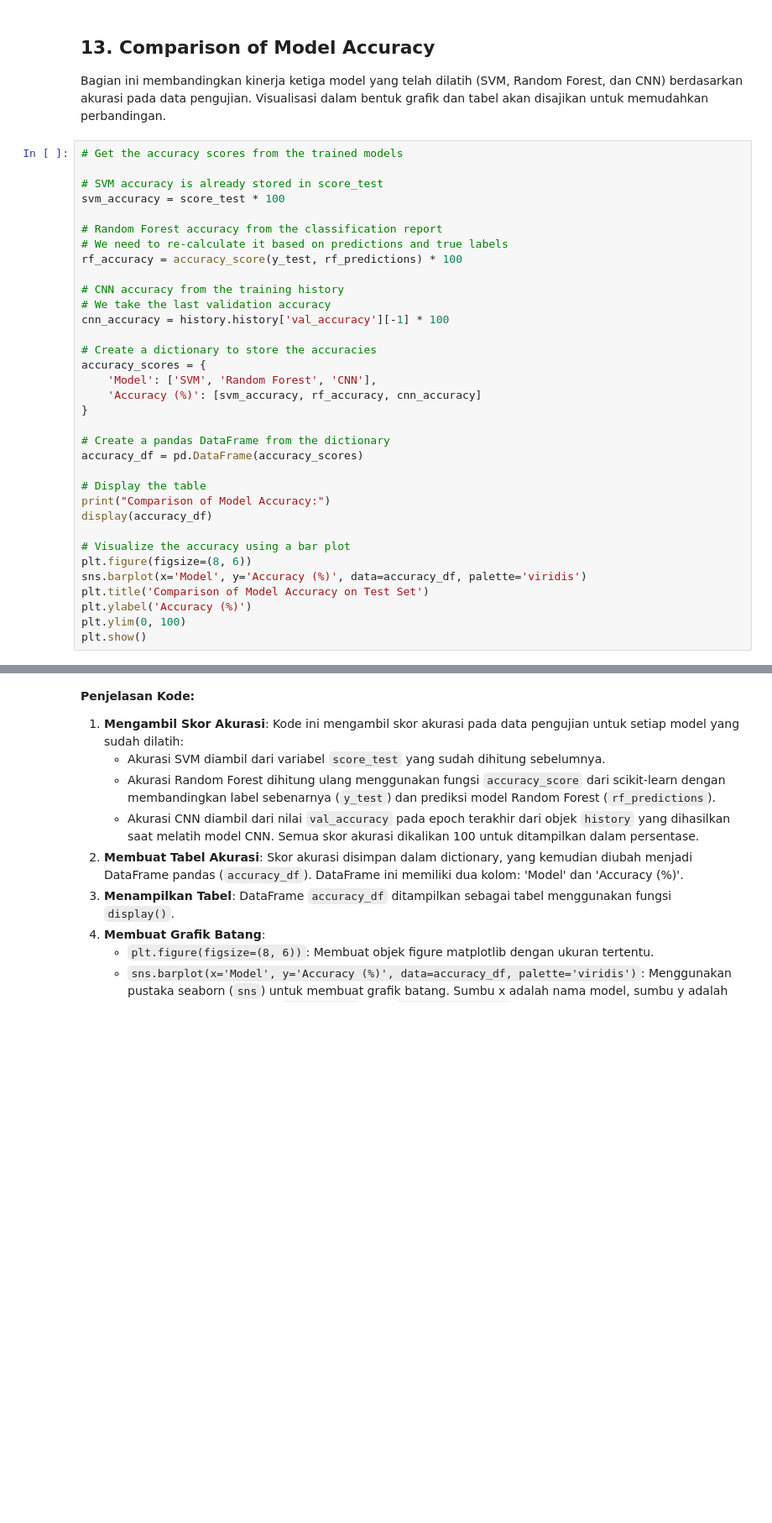
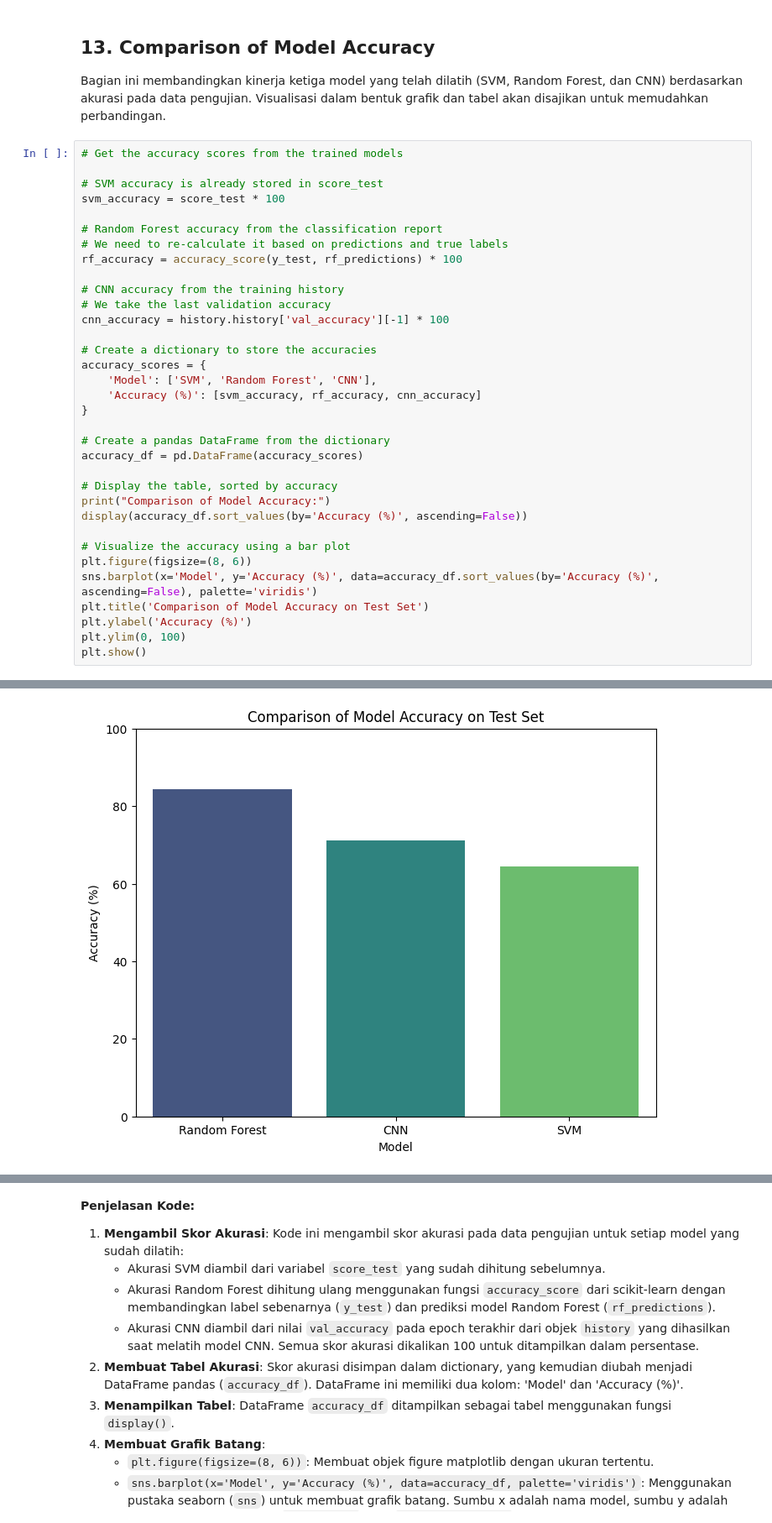
Before and after one commit to LatiefDataVisionary/deep-learning-college-task, a Jupyter notebook: tasks/src/yale_face_recognition.ipynb, the cells around one changed output, grey strips where cells are left out. Shown at 84% size. Drawn from its saved outputs; the diff is of its cells as text; blank space fills up the shorter version.

Commit message:
tambahan penejlasan di 13. Comparison of Model Accuracy

```diff
--- a/tasks/src/yale_face_recognition.ipynb
+++ b/tasks/src/yale_face_recognition.ipynb
@@ -999,14 +999,15 @@ accuracy_scores = {
 # Create a pandas DataFrame from the dictionary
 accuracy_df = pd.DataFrame(accuracy_scores)
 
-# Display the table
+# Display the table, sorted by accuracy
 print("Comparison of Model Accuracy:")
-display(accuracy_df)
+display(accuracy_df.sort_values(by='Accuracy (%)', ascending=False))
 
 # Visualize the accuracy using a bar plot
 plt.figure(figsize=(8, 6))
-sns.barplot(x='Model', y='Accuracy (%)', data=accuracy_df, palette='viridis')
+sns.barplot(x='Model', y='Accuracy (%)', data=accuracy_df.sort_values(by='Accuracy (%)', ascending=False), palette='viridis')
 plt.title('Comparison of Model Accuracy on Test Set')
 plt.ylabel('Accuracy (%)')
 plt.ylim(0, 100)
 plt.show()
+# %% [output]
@@ -1012,0 +1022 @@ plt.show()
+[figure, added]
```
Also changed, not shown: parts of 2 cells of this notebook.
